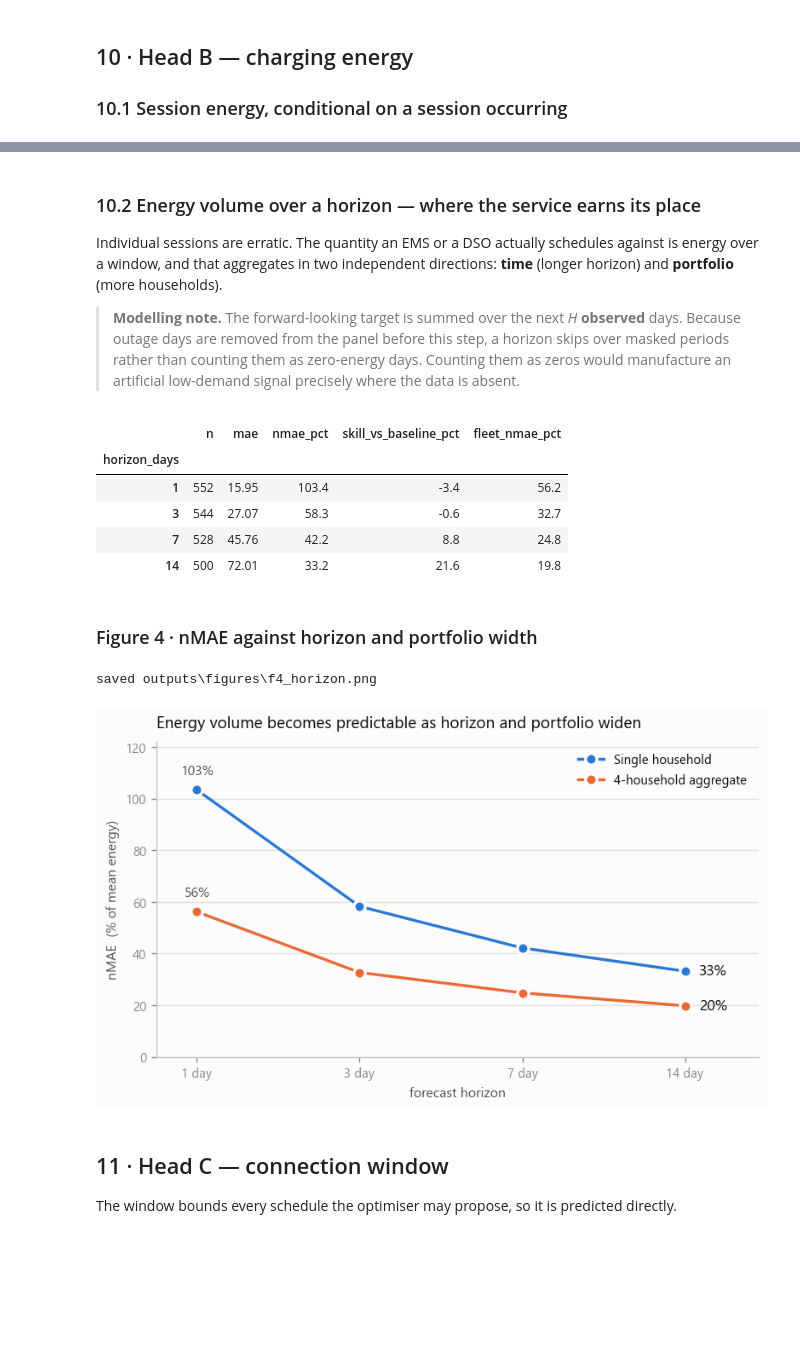
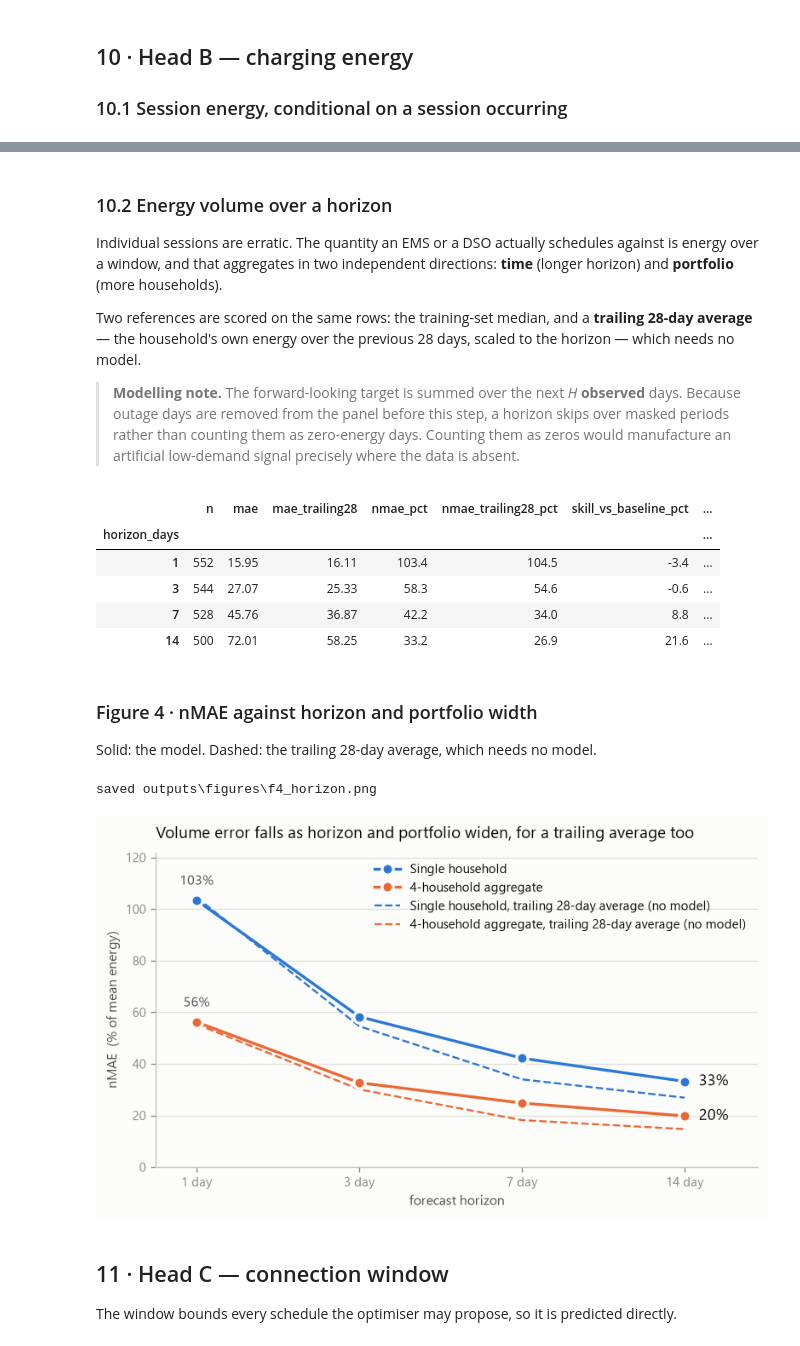
Before and after one commit to ENERTEF/TEF-EV-Service-4----EV-User-Charging-and-Usage-Profiles-Prediction-Service, a Jupyter notebook: EV_Charging_Analysis.ipynb, the cells around one changed output, grey strips where cells are left out. Saved outputs shown, nothing was run; the diff lists cells and outputs as text; code cells hidden in the pictures; blank space fills up the shorter version.

Commit message:
Add no-model baselines and within-household scores to the analysis heads

```diff
--- a/EV_Charging_Analysis.ipynb
+++ b/EV_Charging_Analysis.ipynb
@@ -1090,10 +1146,14 @@ for k, v in HEAD_B.items():
 # %% [markdown]
-### 10.2 Energy volume over a horizon — where the service earns its place
+### 10.2 Energy volume over a horizon
 
 Individual sessions are erratic. The quantity an EMS or a DSO actually schedules against is
 energy over a window, and that aggregates in two independent directions: **time** (longer
 horizon) and **portfolio** (more households).
 
+Two references are scored on the same rows: the training-set median, and a **trailing 28-day
+average** — the household's own energy over the previous 28 days, scaled to the horizon — which
+needs no model.
+
 > **Modelling note.** The forward-looking target is summed over the next *H* **observed** days.
 > Because outage days are removed from the panel before this step, a horizon skips over masked
 > periods rather than counting them as zero-energy days. Counting them as zeros would
@@ -1118,54 +1178,68 @@ for H in HORIZONS:
     oof = walk_forward(vol.dropna(subset=[target]), VOLUME_FEATURES, target, volume_model, "reg")
     result = score_regressor(oof, target)
 
+    # no-model reference: the household's own 28-day energy pace, scaled to the horizon
+    oof["trailing28"] = oof.kwh_28d / 28.0 * H
+    result["mae_trailing28"] = round(mean_absolute_error(oof[target], oof.trailing28), 2)
+    result["nmae_trailing28_pct"] = round(100 * result["mae_trailing28"] / result["mean_actual"], 1)
+
     # the same forecast, aggregated across the four households per issue date
-    fleet = oof.groupby("date").agg(actual=(target, "sum"), predicted=("pred", "sum"))
+    fleet = oof.groupby("date").agg(actual=(target, "sum"), predicted=("pred", "sum"), trailing=("trailing28", "sum"))
     result["fleet_mae"] = round(mean_absolute_error(fleet.actual, fleet.predicted), 2)
     result["fleet_mean"] = round(fleet.actual.mean(), 2)
     result["fleet_nmae_pct"] = round(100 * result["fleet_mae"] / result["fleet_mean"], 1)
+    result["fleet_mae_trailing28"] = round(mean_absolute_error(fleet.actual, fleet.trailing), 2)
+    result["fleet_nmae_trailing28_pct"] = round(100 * result["fleet_mae_trailing28"] / result["fleet_mean"], 1)
     result["horizon_days"] = H
     volume_rows.append(result)
     OOF_VOL[H] = oof
 
 volume = pd.DataFrame(volume_rows).set_index("horizon_days")
-display(volume[["n", "mae", "nmae_pct", "skill_vs_baseline_pct", "fleet_nmae_pct"]])
+display(volume[["n", "mae", "mae_trailing28", "nmae_pct", "nmae_trailing28_pct", "skill_vs_baseline_pct",
+                "fleet_nmae_pct", "fleet_nmae_trailing28_pct"]])
 # %% [output]
-|  | n | mae | nmae_pct | skill_vs_baseline_pct | fleet_nmae_pct |
-| horizon_days |  |  |  |  |  |
-| 1 | 552 | 15.95 | 103.4 | -3.4 | 56.2 |
-| 3 | 544 | 27.07 | 58.3 | -0.6 | 32.7 |
-| 7 | 528 | 45.76 | 42.2 | 8.8 | 24.8 |
-| 14 | 500 | 72.01 | 33.2 | 21.6 | 19.8 |
+|  | n | mae | mae_trailing28 | nmae_pct | nmae_trailing28_pct | skill_vs_baseline_pct | ... |
+| horizon_days |  |  |  |  |  |  | ... |
+| 1 | 552 | 15.95 | 16.11 | 103.4 | 104.5 | -3.4 | ... |
+| 3 | 544 | 27.07 | 25.33 | 58.3 | 54.6 | -0.6 | ... |
+| 7 | 528 | 45.76 | 36.87 | 42.2 | 34.0 | 8.8 | ... |
+| 14 | 500 | 72.01 | 58.25 | 33.2 | 26.9 | 21.6 | ... |
 # %% [markdown]
 ### Figure 4 · nMAE against horizon and portfolio width
+
+Solid: the model. Dashed: the trailing 28-day average, which needs no model.
 # %%
 x = np.arange(len(HORIZONS))
 per_household = volume.nmae_pct.values
 fleet_level = volume.fleet_nmae_pct.values
 
 fig, ax = plt.subplots(figsize=(7.6, 4.0))
 ax.plot(x, per_household, "-o", color=S1, lw=2, ms=8, mec=SURF, mew=2,
         label="Single household", zorder=4)
 ax.plot(x, fleet_level, "-o", color=S2, lw=2, ms=8, mec=SURF, mew=2,
         label="4-household aggregate", zorder=4)
+ax.plot(x, volume.nmae_trailing28_pct.values, "--", color=S1, lw=1.4,
+        label="Single household, trailing 28-day average (no model)", zorder=3)
+ax.plot(x, volume.fleet_nmae_trailing28_pct.values, "--", color=S2, lw=1.4,
+        label="4-household aggregate, trailing 28-day average (no model)", zorder=3)
 clean(ax)
 for series in (per_household, fleet_level):
     ax.annotate(f"{series[0]:.0f}%", xy=(x[0], series[0]), xytext=(0, 11),
                 textcoords="offset points", fontsize=9.5, color=INK2, ha="center")
     ax.annotate(f"{series[-1]:.0f}%", xy=(x[-1], series[-1]), xytext=(10, 0),
                 textcoords="offset points", fontsize=10.5, color=INK, va="center")
 ax.set_xticks(x); ax.set_xticklabels([f"{h} day" for h in HORIZONS])
 ax.set_xlabel("forecast horizon"); ax.set_ylabel("nMAE  (% of mean energy)")
 ax.set_ylim(0, max(per_household) * 1.18); ax.set_xlim(-0.25, len(HORIZONS) - 0.55)
 ax.legend(loc="upper right")
-ax.set_title("Energy volume becomes predictable as horizon and portfolio widen",
+ax.set_title("Volume error falls as horizon and portfolio widen, for a trailing average too",
              loc="left", fontsize=11.5, color=INK, pad=10)
 
 save_fig(fig, "f4_horizon.png")
 plt.show()
 # %% [output]
 saved outputs\figures\f4_horizon.png
-[figure, old version]
+[figure, new version]
 # %% [markdown]
 ## 11 · Head C — connection window
 
```
Also changed, not shown: parts of 16 cells of this notebook.
